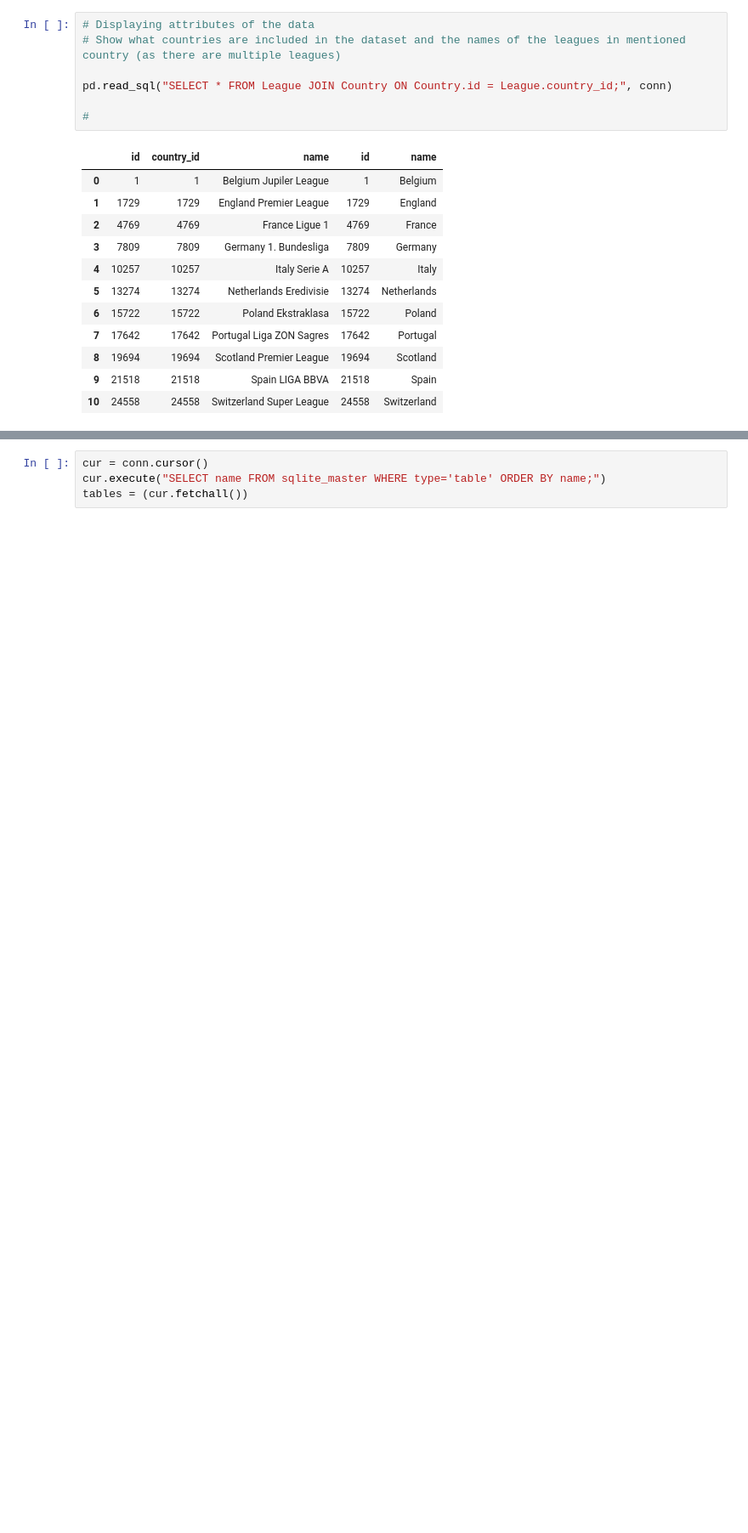
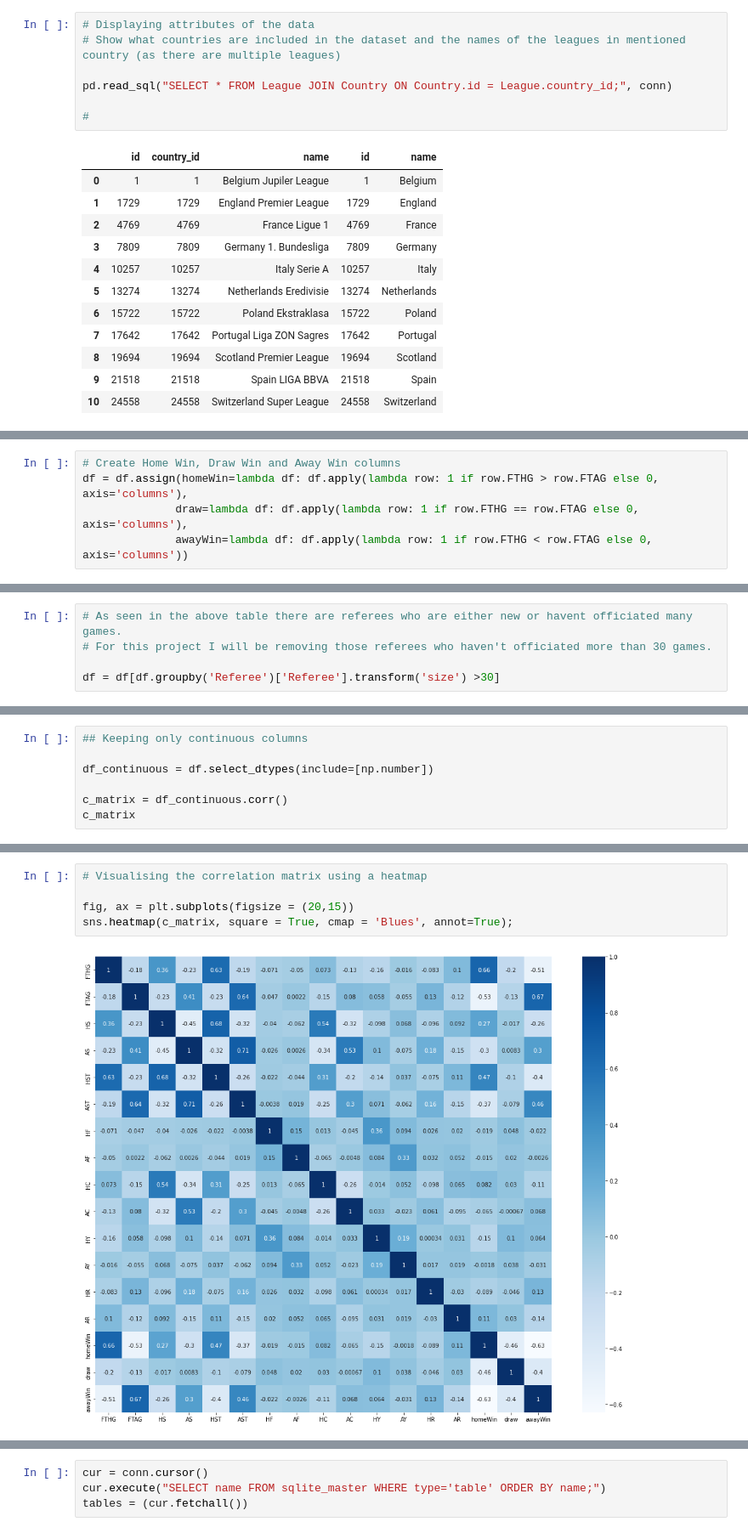
Before and after one commit to viswambaran/AMISummative3, a Jupyter notebook: Summative3.ipynb, the cells around one changed output, grey strips where cells are left out. Shown at 85% size. Cells and saved outputs as stored; diff of their text form; blank space fills up the shorter version.

```diff
--- a/Summative3.ipynb
+++ b/Summative3.ipynb
@@ -86,0 +161,5 @@ pd.read_sql("SELECT * FROM Match;", conn)
+# %%
+# Create Home Win, Draw Win and Away Win columns
+df = df.assign(homeWin=lambda df: df.apply(lambda row: 1 if row.FTHG > row.FTAG else 0, axis='columns'),
+              draw=lambda df: df.apply(lambda row: 1 if row.FTHG == row.FTAG else 0, axis='columns'),
+              awayWin=lambda df: df.apply(lambda row: 1 if row.FTHG < row.FTAG else 0, axis='columns'))
@@ -86,0 +278,5 @@ pd.read_sql("SELECT * FROM Match;", conn)
+# %%
+# As seen in the above table there are referees who are either new or havent officiated many games.
+# For this project I will be removing those referees who haven't officiated more than 30 games.
+
+df = df[df.groupby('Referee')['Referee'].transform('size') >30]
@@ -86,0 +337,7 @@ pd.read_sql("SELECT * FROM Match;", conn)
+# %%
+## Keeping only continuous columns
+
+df_continuous = df.select_dtypes(include=[np.number])
+
+c_matrix = df_continuous.corr()
+c_matrix
@@ -86,0 +363,7 @@ pd.read_sql("SELECT * FROM Match;", conn)
+# %%
+# Visualising the correlation matrix using a heatmap
+
+fig, ax = plt.subplots(figsize = (20,15))
+sns.heatmap(c_matrix, square = True, cmap = 'Blues', annot=True);
+# %% [output]
+[figure, added]
```
Also changed, not shown: parts of 68 cells of this notebook.
